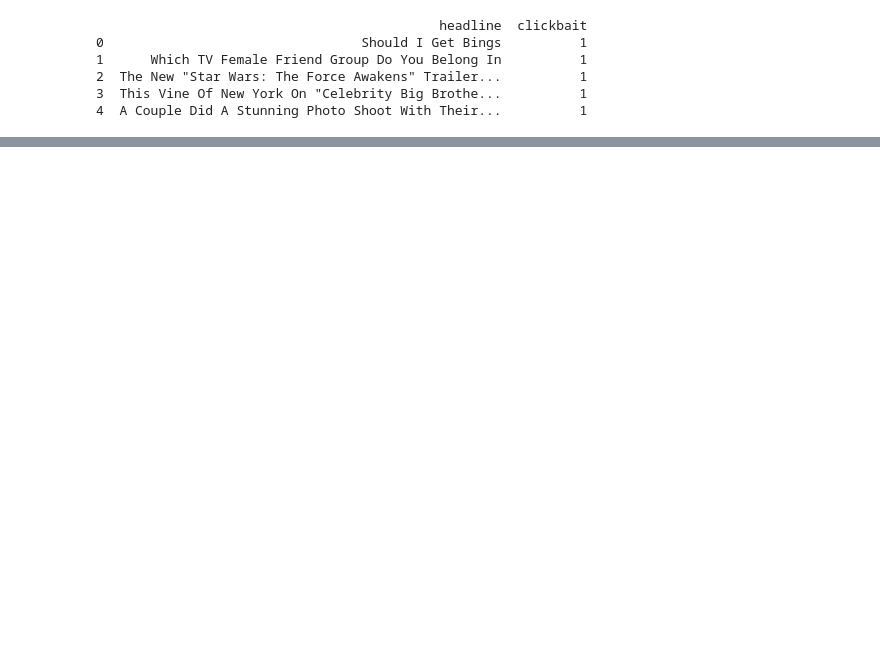
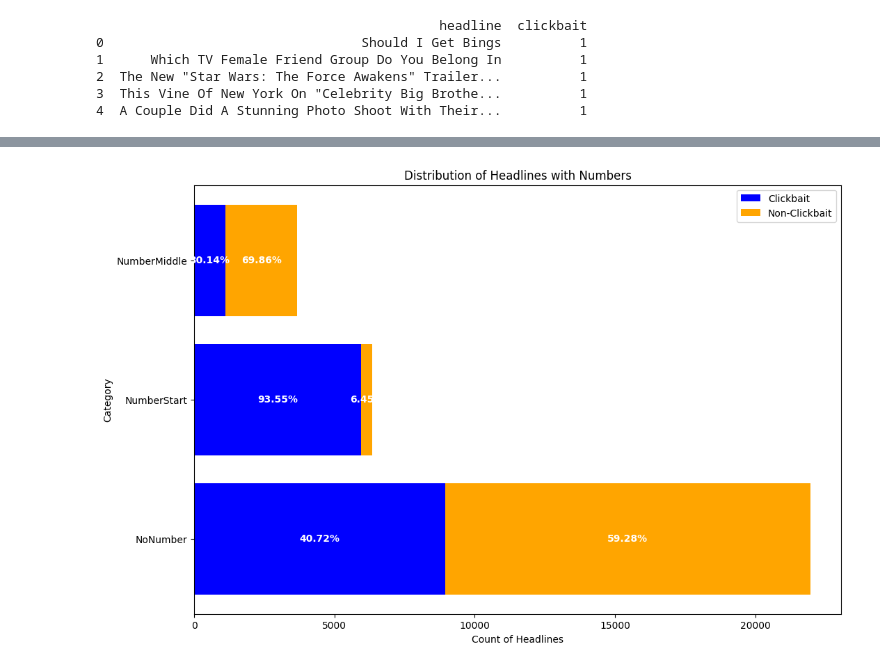
Before and after one commit to risky-dev-11/integrationsseminar_rule_based_clickbait_detection, a Jupyter notebook: rule_based_clickbait_classifier.ipynb, the cells around one changed output, grey strips where cells are left out. Drawn from its saved outputs; the diff is of its cells as text; code cells hidden in the pictures; blank space fills up the shorter version.

```diff
--- a/rule_based_clickbait_classifier.ipynb
+++ b/rule_based_clickbait_classifier.ipynb
@@ -166,14 +20,0 @@ def classify_headline(headline: str) -> int:
-# %%
-# Apply the classify_headline function to each headline in the dataset
-dataset['prediction'] = dataset['headline'].apply(classify_headline)
-
-# Compare the predicted results with the actual classifications
-comparison = dataset[['headline', 'clickbait', 'prediction']]
-comparison['correct'] = comparison['clickbait'] == comparison['prediction']
-
-# Calculate the accuracy of the classification
-accuracy = comparison['correct'].mean()
-print(f"Classification Accuracy: {accuracy:.2f}")
-
-# Display the comparison dataframe
-print(comparison.head())
@@ -198,0 +21,65 @@ KeyboardInterrupt:
+# %%
+import matplotlib.pyplot as plt
+
+# Calculate the total number of headlines
+total_headlines = len(dataset)
+
+# Calculate the number of clickbait and non-clickbait headlines
+total_clickbait = dataset['clickbait'].sum()
+total_non_clickbait = total_headlines - total_clickbait
+
+# Calculate the number of headlines with numbers at the start and in the middle using regex
+number_start_clickbait = dataset[dataset['headline'].str.match(r'^\d+') & (dataset['clickbait'] == 1)].shape[0]
+number_start_non_clickbait = dataset[dataset['headline'].str.match(r'^\d+') & (dataset['clickbait'] == 0)].shape[0]
+number_middle_clickbait = dataset[dataset['headline'].str.contains(r'\d+') & ~dataset['headline'].str.match(r'^\d+') & (dataset['clickbait'] == 1)].shape[0]
+number_middle_non_clickbait = dataset[dataset['headline'].str.contains(r'\d+') & ~dataset['headline'].str.match(r'^\d+') & (dataset['clickbait'] == 0)].shape[0]
+
+# Calculate the number of headlines without numbers
+no_number_clickbait = total_clickbait - (number_start_clickbait + number_middle_clickbait)
+no_number_non_clickbait = total_non_clickbait - (number_start_non_clickbait + number_middle_non_clickbait)
+
+# Calculate the counts
+counts = {
+    'NumberStart_Clickbait': number_start_clickbait,
+    'NumberStart_NonClickbait': number_start_non_clickbait,
+    'NumberMiddle_Clickbait': number_middle_clickbait,
+    'NumberMiddle_NonClickbait': number_middle_non_clickbait,
+    'NoNumber_Clickbait': no_number_clickbait,
+    'NoNumber_NonClickbait': no_number_non_clickbait
+}
+
+# Calculate the percentages based on the found amounts
+percentages = {
+    'NumberStart_Clickbait': (number_start_clickbait / (number_start_clickbait + number_start_non_clickbait)) * 100,
+    'NumberStart_NonClickbait': (number_start_non_clickbait / (number_start_clickbait + number_start_non_clickbait)) * 100,
+    'NumberMiddle_Clickbait': (number_middle_clickbait / (number_middle_clickbait + number_middle_non_clickbait)) * 100,
+    'NumberMiddle_NonClickbait': (number_middle_non_clickbait / (number_middle_clickbait + number_middle_non_clickbait)) * 100,
+    'NoNumber_Clickbait': (no_number_clickbait / (no_number_clickbait + no_number_non_clickbait)) * 100,
+    'NoNumber_NonClickbait': (no_number_non_clickbait / (no_number_clickbait + no_number_non_clickbait)) * 100
+}
+
+# Plot the counts and percentages
+labels = ['NoNumber', 'NumberStart', 'NumberMiddle']
+clickbait_counts = [counts['NoNumber_Clickbait'], counts['NumberStart_Clickbait'], counts['NumberMiddle_Clickbait']]
+non_clickbait_counts = [counts['NoNumber_NonClickbait'], counts['NumberStart_NonClickbait'], counts['NumberMiddle_NonClickbait']]
+clickbait_percentages = [percentages['NoNumber_Clickbait'], percentages['NumberStart_Clickbait'], percentages['NumberMiddle_Clickbait']]
+non_clickbait_percentages = [percentages['NoNumber_NonClickbait'], percentages['NumberStart_NonClickbait'], percentages['NumberMiddle_NonClickbait']]
+
+fig, ax = plt.subplots(figsize=(12, 8))
+
+# Plot counts
+ax.barh(labels, clickbait_counts, color='blue', label='Clickbait')
+ax.barh(labels, non_clickbait_counts, color='orange', left=clickbait_counts, label='Non-Clickbait')
+
+# Plot percentages
+for i, label in enumerate(labels):
+    ax.text(clickbait_counts[i] / 2, i, f'{clickbait_percentages[i]:.2f}%', va='center', ha='center', color='white', fontweight='bold')
+    ax.text(clickbait_counts[i] + non_clickbait_counts[i] / 2, i, f'{non_clickbait_percentages[i]:.2f}%', va='center', ha='center', color='white', fontweight='bold')
+
+ax.set_title('Distribution of Headlines with Numbers')
+ax.set_xlabel('Count of Headlines')
+ax.set_ylabel('Category')
+ax.legend()
+plt.show()
+# %% [output]
+[figure, added]
```
Also changed, not shown: parts of 15 cells of this notebook, 1 other file.
